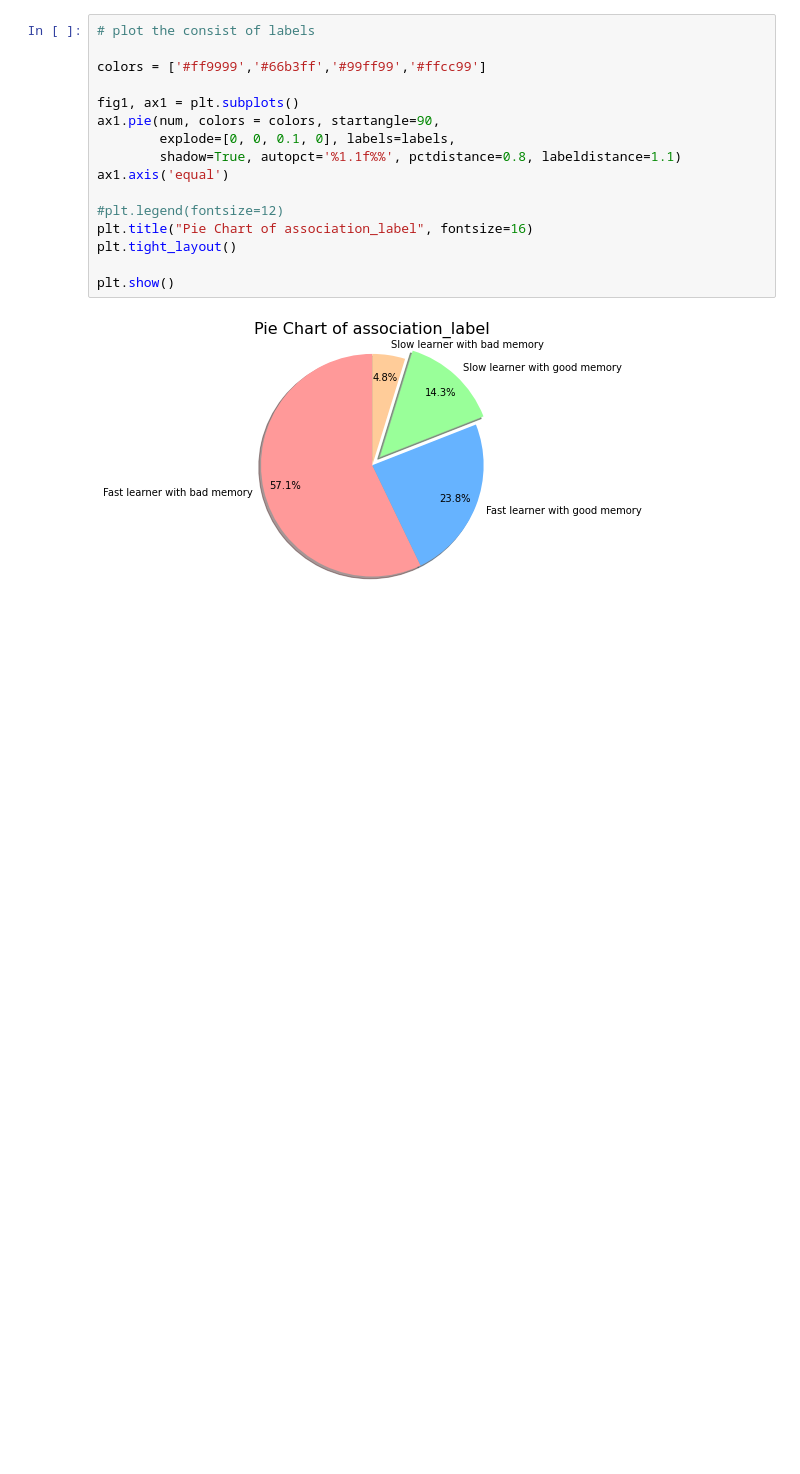
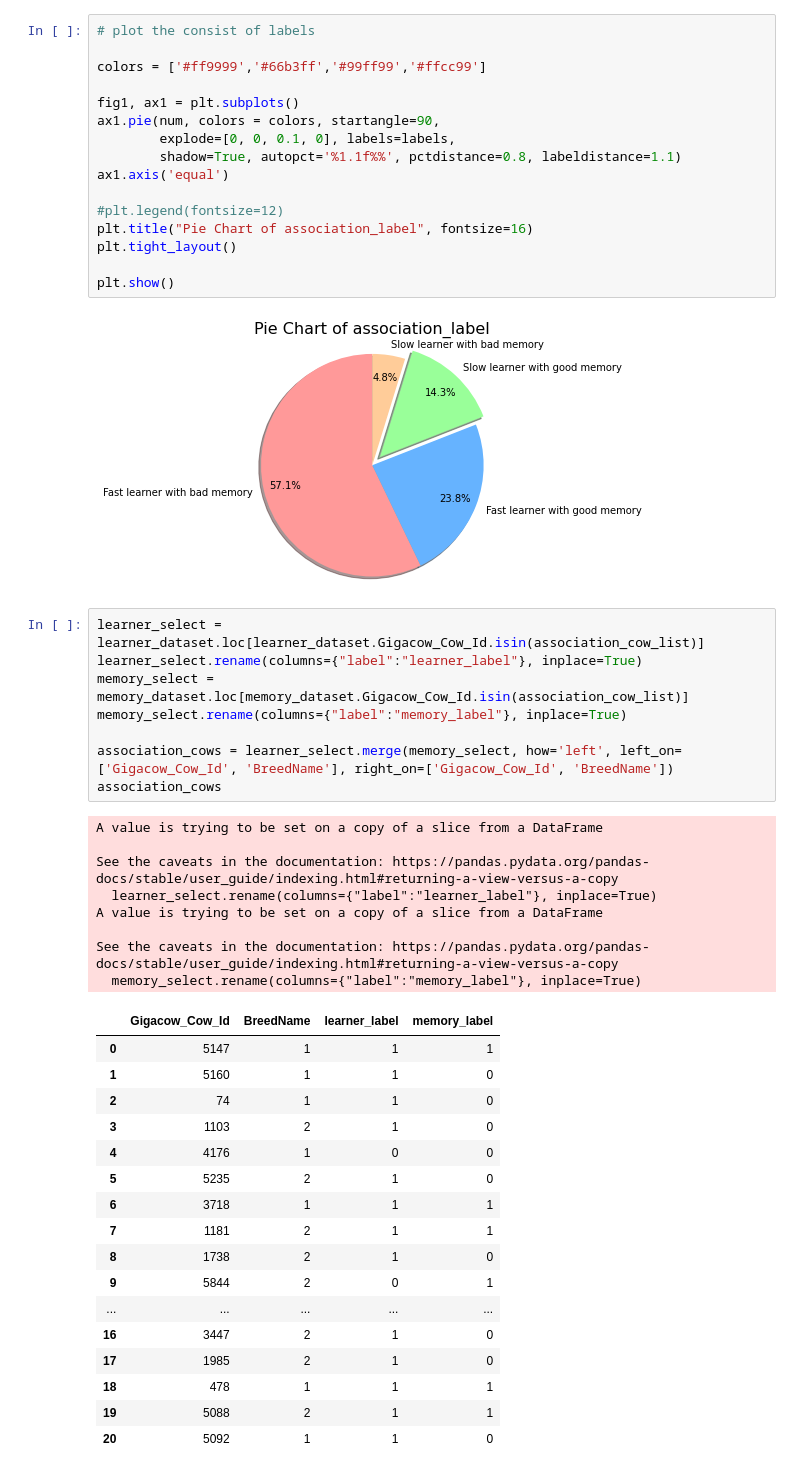
Before and after one commit to pgullstrand/Gigacow-tools, a Jupyter notebook: GP_Model/association_analysis.ipynb, the cells around one changed output. Drawn from its saved outputs; the diff is of its cells as text; blank space fills up the shorter version.

```diff
--- a/GP_Model/association_analysis.ipynb
+++ b/GP_Model/association_analysis.ipynb
@@ -68,3 +68,37 @@ plt.tight_layout()
 plt.show()
 # %% [output]
 [figure]
+# %%
+learner_select = learner_dataset.loc[learner_dataset.Gigacow_Cow_Id.isin(association_cow_list)]
+learner_select.rename(columns={"label":"learner_label"}, inplace=True)
+memory_select = memory_dataset.loc[memory_dataset.Gigacow_Cow_Id.isin(association_cow_list)]
+memory_select.rename(columns={"label":"memory_label"}, inplace=True)
+
+association_cows = learner_select.merge(memory_select, how='left', left_on=['Gigacow_Cow_Id', 'BreedName'], right_on=['Gigacow_Cow_Id', 'BreedName'])
+association_cows
+# %% [output]
+A value is trying to be set on a copy of a slice from a DataFrame
+
+See the caveats in the documentation: https://pandas.pydata.org/pandas-docs/stable/user_guide/indexing.html#returning-a-view-versus-a-copy
+  learner_select.rename(columns={"label":"learner_label"}, inplace=True)
+A value is trying to be set on a copy of a slice from a DataFrame
+
+See the caveats in the documentation: https://pandas.pydata.org/pandas-docs/stable/user_guide/indexing.html#returning-a-view-versus-a-copy
+  memory_select.rename(columns={"label":"memory_label"}, inplace=True)
+|  | Gigacow_Cow_Id | BreedName | learner_label | memory_label |
+| 0 | 5147 | 1 | 1 | 1 |
+| 1 | 5160 | 1 | 1 | 0 |
+| 2 | 74 | 1 | 1 | 0 |
+| 3 | 1103 | 2 | 1 | 0 |
+| 4 | 4176 | 1 | 0 | 0 |
+| 5 | 5235 | 2 | 1 | 0 |
+| 6 | 3718 | 1 | 1 | 1 |
+| 7 | 1181 | 2 | 1 | 1 |
+| 8 | 1738 | 2 | 1 | 0 |
+| 9 | 5844 | 2 | 0 | 1 |
+| ... | ... | ... | ... | ... |
+| 16 | 3447 | 2 | 1 | 0 |
+| 17 | 1985 | 2 | 1 | 0 |
+| 18 | 478 | 1 | 1 | 1 |
+| 19 | 5088 | 2 | 1 | 1 |
+| 20 | 5092 | 1 | 1 | 0 |
```
Also changed, not shown: parts of 4 cells of this notebook.
